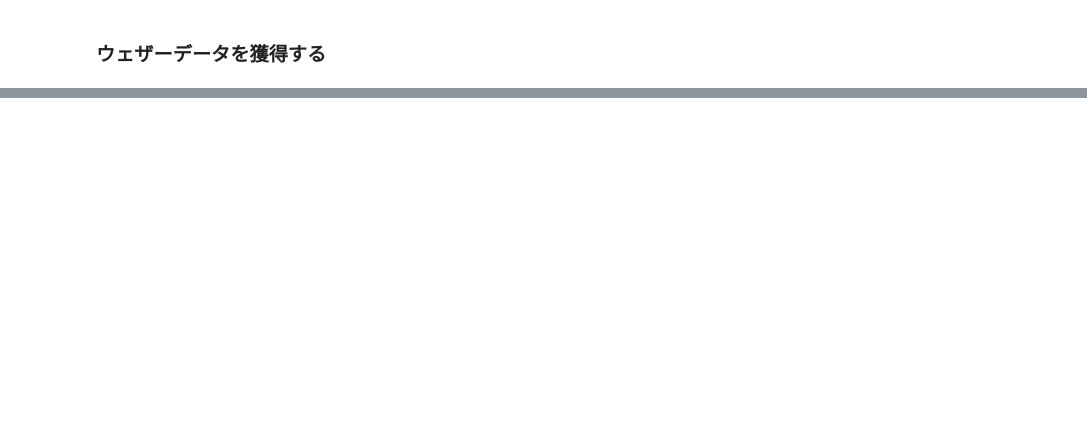
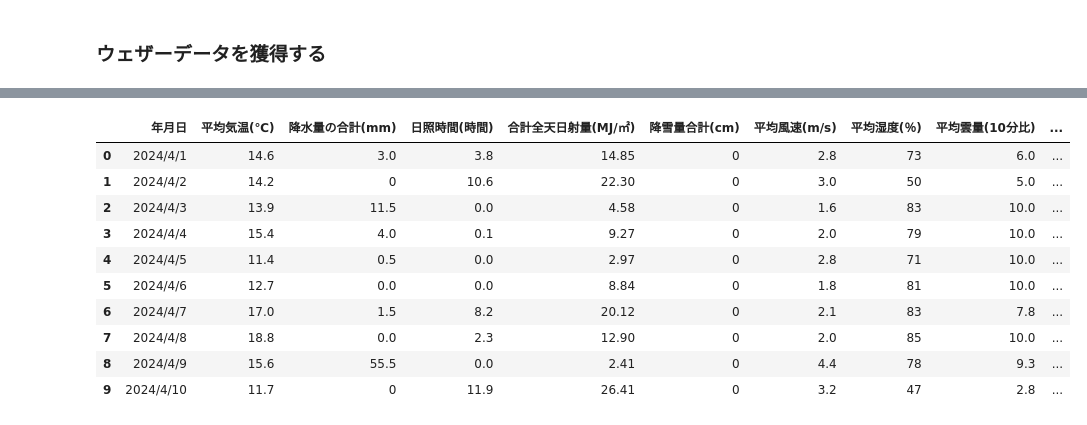
Before and after one commit to AICloud-TeamE/Python-AI, a Jupyter notebook: WeatherMapData.ipynb, the cells around one changed output, grey strips where cells are left out. Drawn from its saved outputs; the diff is of its cells as text; code cells hidden in the pictures; blank space fills up the shorter version.

```diff
--- a/WeatherMapData.ipynb
+++ b/WeatherMapData.ipynb
@@ -60,0 +30,25 @@ HTTPError: 401 Client Error: Unauthorized for url: https://history.openweatherma
+# %%
+# 重新读取数据并删除这些列
+df = pd.read_csv('weather_raw.csv', encoding='cp932', skiprows=1)
+drop_cols = [i for i, col in enumerate(df.iloc[2]) if "品質情報" in str(col) or "均質番号" in str(col) or "現象なし情報" in str(col)]
+df = df.drop(df.columns[drop_cols], axis=1).reset_index(drop=True)
+# 将第0行作为列名，并删除前几行
+df.columns = df.iloc[0]
+df = df.drop(df.index[0:3]).reset_index(drop=True)
+# 只保留你想要的列（删除第3,5,7,9,13,14列，索引从0开始）
+keep_indices = [i for i in range(len(df.columns)) if i not in [2,4,6,8]]
+df = df.iloc[:, keep_indices]
+df = df.dropna(axis=1, how='all')  # 删除全为空的列
+df.head(10)
+# %% [output]
+|  | 年月日 | 平均気温(℃) | 降水量の合計(mm) | 日照時間(時間) | 合計全天日射量(MJ/㎡) | 降雪量合計(cm) | 平均風速(m/s) | 平均湿度(％) | 平均雲量(10分比) | ... |
+| 0 | 2024/4/1 | 14.6 | 3.0 | 3.8 | 14.85 | 0 | 2.8 | 73 | 6.0 | ... |
+| 1 | 2024/4/2 | 14.2 | 0 | 10.6 | 22.30 | 0 | 3.0 | 50 | 5.0 | ... |
+| 2 | 2024/4/3 | 13.9 | 11.5 | 0.0 | 4.58 | 0 | 1.6 | 83 | 10.0 | ... |
+| 3 | 2024/4/4 | 15.4 | 4.0 | 0.1 | 9.27 | 0 | 2.0 | 79 | 10.0 | ... |
+| 4 | 2024/4/5 | 11.4 | 0.5 | 0.0 | 2.97 | 0 | 2.8 | 71 | 10.0 | ... |
+| 5 | 2024/4/6 | 12.7 | 0.0 | 0.0 | 8.84 | 0 | 1.8 | 81 | 10.0 | ... |
+| 6 | 2024/4/7 | 17.0 | 1.5 | 8.2 | 20.12 | 0 | 2.1 | 83 | 7.8 | ... |
+| 7 | 2024/4/8 | 18.8 | 0.0 | 2.3 | 12.90 | 0 | 2.0 | 85 | 10.0 | ... |
+| 8 | 2024/4/9 | 15.6 | 55.5 | 0.0 | 2.41 | 0 | 4.4 | 78 | 9.3 | ... |
+| 9 | 2024/4/10 | 11.7 | 0 | 11.9 | 26.41 | 0 | 3.2 | 47 | 2.8 | ... |
```
Also changed, not shown: parts of 8 cells of this notebook, 2 other files.
